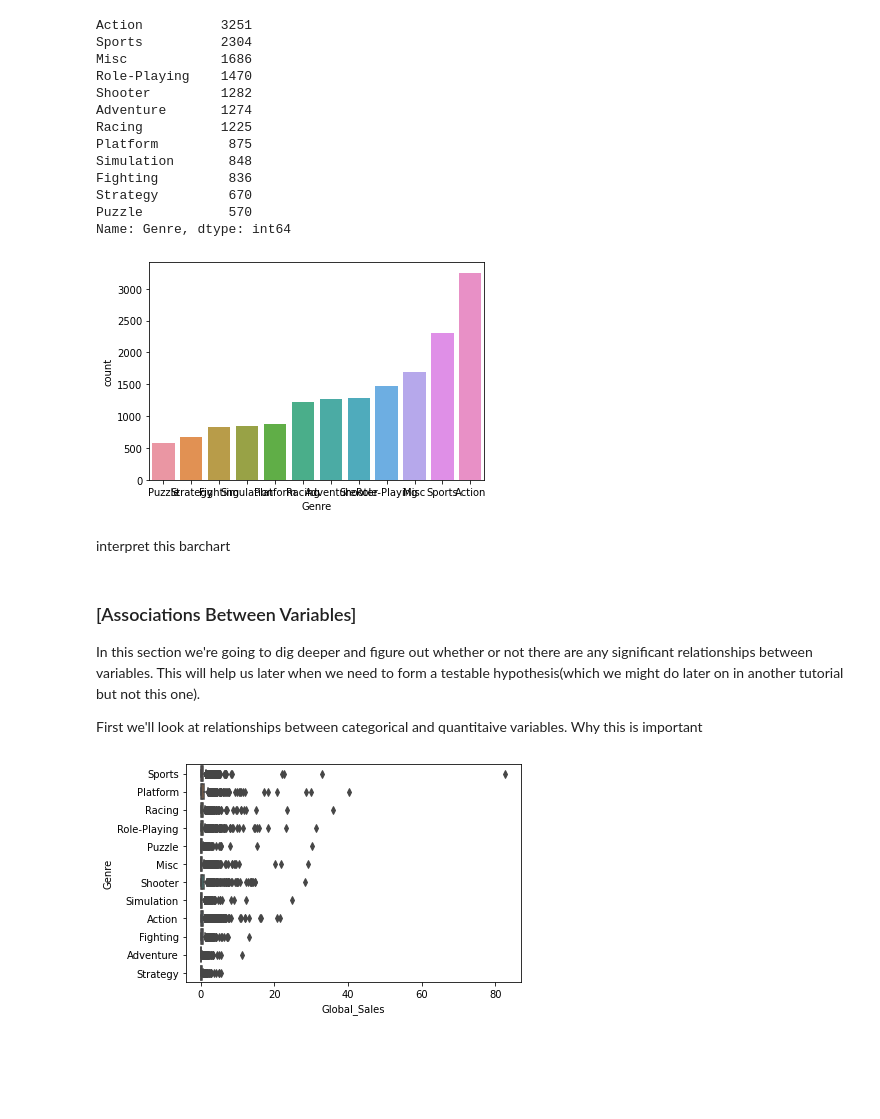
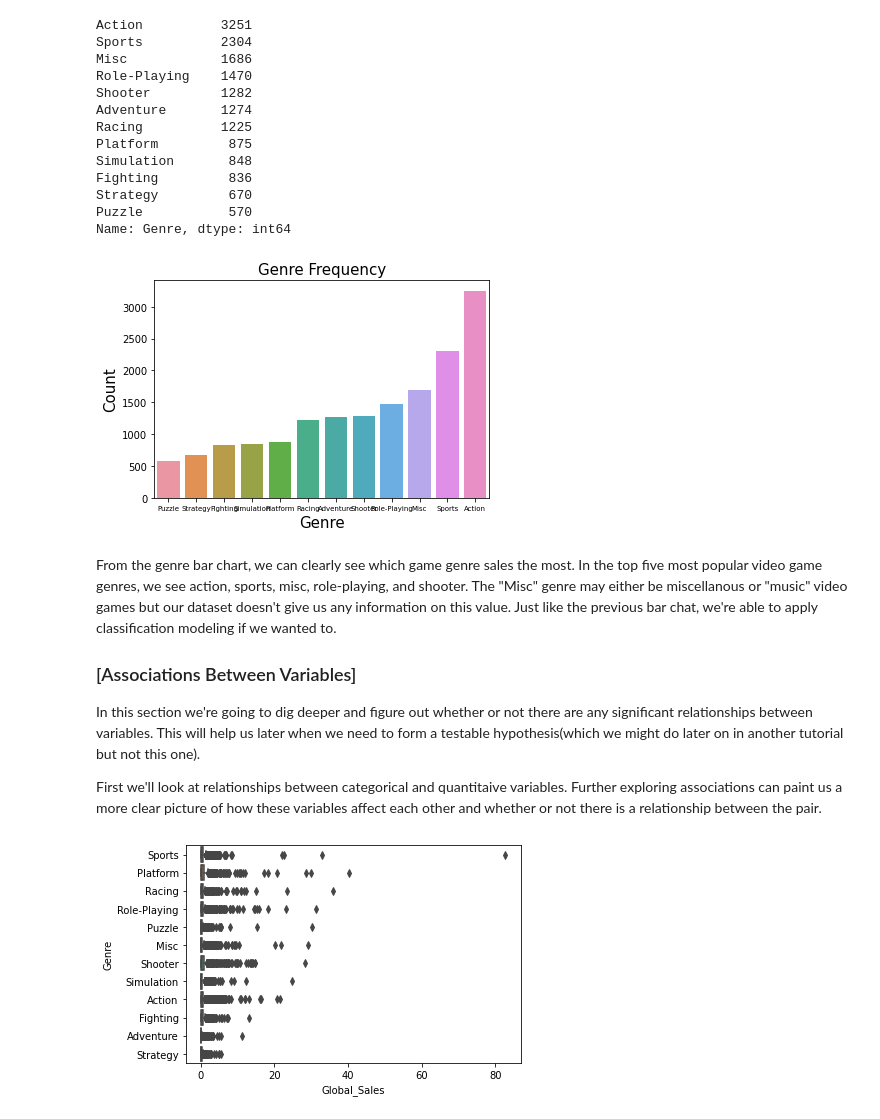
Before and after one commit to ChrisGarciaDS/VideoGame-Sales-Analysis, a Jupyter notebook: VG_analysis.ipynb, the cells around one changed output. Saved outputs shown, nothing was run; the diff lists cells and outputs as text; code cells hidden in the pictures; blank space fills up the shorter version.

```diff
--- a/VG_analysis.ipynb
+++ b/VG_analysis.ipynb
@@ -261,17 +260,21 @@ Puzzle           570
 Name: Genre, dtype: int64
 # %%
 sns.countplot(vg_sales['Genre'], order=vg_sales['Genre'].value_counts(ascending=True).index)
+plt.title('Genre Frequency', fontsize=15)
+plt.xticks(fontsize=7)
+plt.xlabel('Genre',fontsize=15)
+plt.ylabel('Count', fontsize=15)
 plt.show()
 # %% [output]
-[figure, old version]
+[figure, new version]
-# %% [markdown]
-interpret this barchart
 # %% [markdown]
+From the genre bar chart, we can clearly see which game genre sales the most. In the top five most popular video game genres, we see action, sports, misc, role-playing, and shooter. The "Misc" genre may either be miscellanous or "music" video games but our dataset doesn't give us any information on this value. Just like the previous bar chat, we're able to apply classification modeling if we wanted to.
+
 ### [Associations Between Variables]
 
 In this section we're going to dig deeper and figure out whether or not there are any significant relationships between variables. This will help us later when we need to form a testable hypothesis(which we might do later on in another tutorial but not this one).
 
-First we'll look at relationships between categorical and quantitaive variables. Why this is important
+First we'll look at relationships between categorical and quantitaive variables. Further exploring associations can paint us a more clear picture of how these variables affect each other and whether or not there is a relationship between the pair.
 # %%
 # categorical/quantitative variable
 # global sales and genre of video game
```
Also changed, not shown: parts of 10 cells of this notebook.
